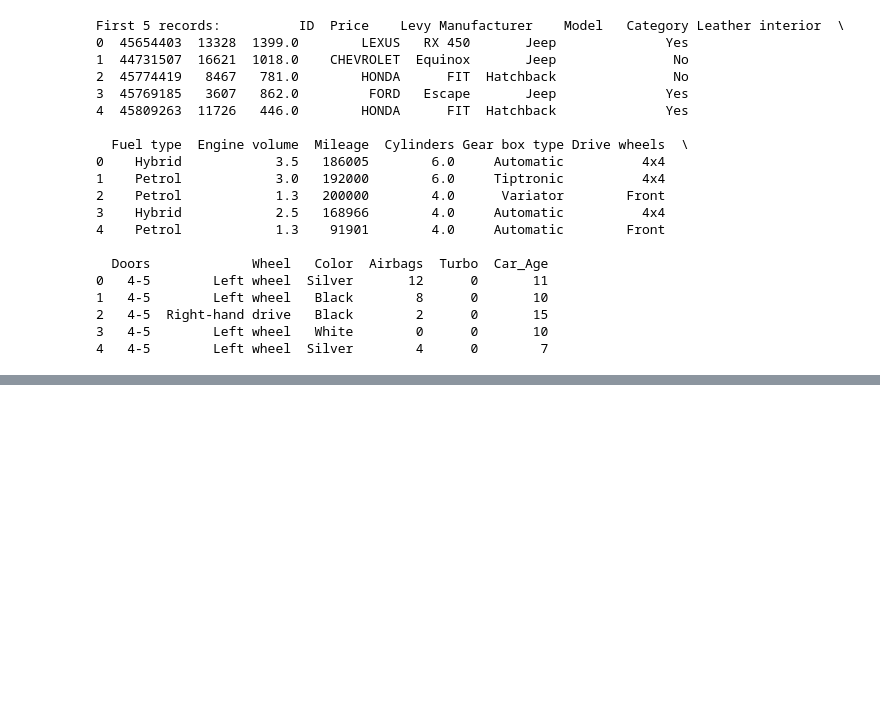
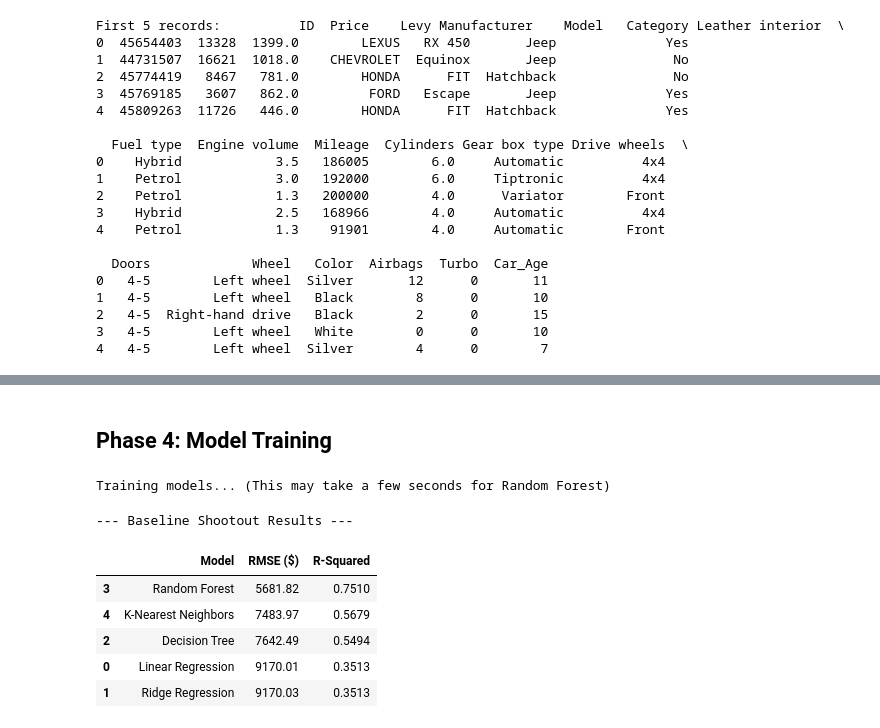
Before and after one commit to Kosala1988/IT5022---Fundamentals-of-Machine-Learning-, a Jupyter notebook: Used_Car_Price_Prediction.ipynb, the cells around one changed output, grey strips where cells are left out. Saved outputs shown, nothing was run; the diff lists cells and outputs as text; code cells hidden in the pictures; blank space fills up the shorter version.

```diff
--- a/Used_Car_Price_Prediction.ipynb
+++ b/Used_Car_Price_Prediction.ipynb
@@ -483,0 +484,2 @@ Testing Data Shape: (3363, 106)
+# %% [markdown]
+## Phase 4: Model Training
@@ -483,0 +491,50 @@ Testing Data Shape: (3363, 106)
+# %%
+# 4.1 Initialize the 5 Algorithms
+# random_state ensures reproducibility for the tree-based models
+models = {
+    "Linear Regression": LinearRegression(),
+    "Ridge Regression": Ridge(),
+    "Decision Tree": DecisionTreeRegressor(random_state=42),
+    "Random Forest": RandomForestRegressor(random_state=42),
+    "K-Nearest Neighbors": KNeighborsRegressor()
+}
+# %%
+# 4.2 Train and Evaluate
+results = []
+
+print("Training models... (This may take a few seconds for Random Forest)")
+
+for name, model in models.items():
+    # Train the model
+    model.fit(X_train_scaled, y_train)
+
+    # Make predictions on the test set
+    predictions = model.predict(X_test_scaled)
+
+    # Calculate metrics
+    rmse = np.sqrt(mean_squared_error(y_test, predictions))
+    r2 = r2_score(y_test, predictions)
+
+    # Store results
+    results.append({
+        "Model": name,
+        "RMSE ($)": round(rmse, 2),
+        "R-Squared": round(r2, 4)
+    })
+# %% [output]
+Training models... (This may take a few seconds for Random Forest)
+# %%
+# 4.3 Display the Results Matrix
+# Convert results to a DataFrame for a beautiful, readable table
+results_df = pd.DataFrame(results).sort_values(by="R-Squared", ascending=False)
+
+print("\n--- Baseline Shootout Results ---")
+display(results_df)
+# %% [output]
+--- Baseline Shootout Results ---
+|  | Model | RMSE ($) | R-Squared |
+| 3 | Random Forest | 5681.82 | 0.7510 |
+| 4 | K-Nearest Neighbors | 7483.97 | 0.5679 |
+| 2 | Decision Tree | 7642.49 | 0.5494 |
+| 0 | Linear Regression | 9170.01 | 0.3513 |
+| 1 | Ridge Regression | 9170.03 | 0.3513 |
```
Also changed, not shown: parts of 6 cells of this notebook.
